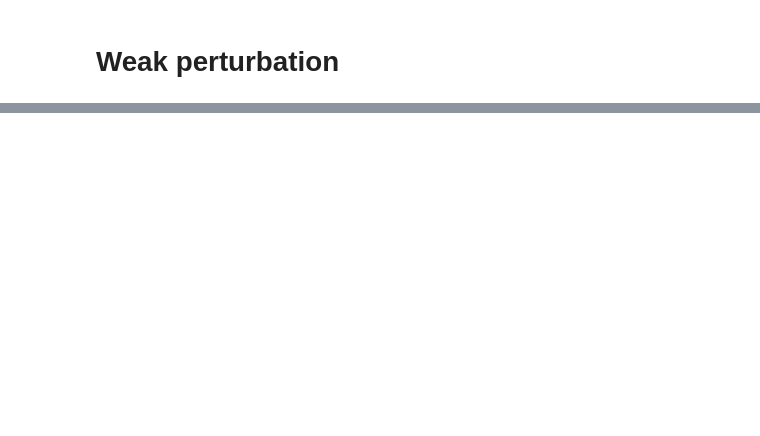
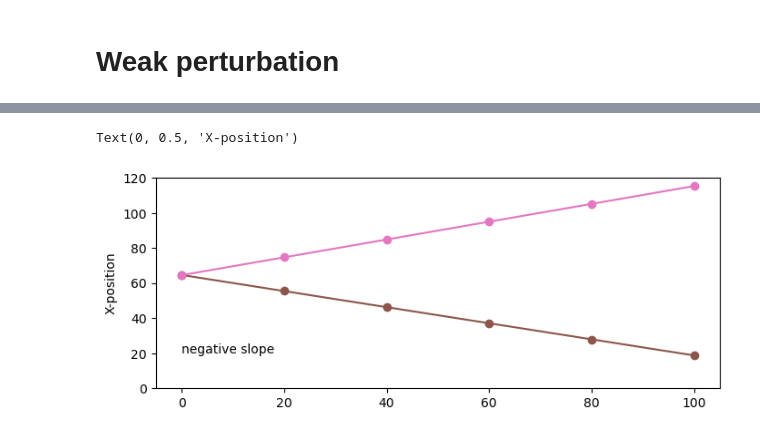
Before and after one commit to rochSmets/farTeach, a Jupyter notebook: 2026/weak/wp.ipynb, the cells around one changed output, grey strips where cells are left out. Saved outputs shown, nothing was run; the diff lists cells and outputs as text; code cells hidden in the pictures; blank space fills up the shorter version.

```diff
--- a/2026/weak/wp.ipynb
+++ b/2026/weak/wp.ipynb
@@ -137,3 +126,21 @@ p,f = ions.dist_plot(axis=("x", "Vx"),
+# %%
+fig, ax = plt.subplots(figsize=(8,3))
+
+ax.plot(times, pks_minus, marker="o", color=colors[5], ls="None")
+slope, origin = polyfit(times, pks_minus, 1)
+ax.plot(times, times*slope+origin, color=colors[5])
+
+ax.plot(times, pks_plus, marker="o", color=colors[6], ls="None")
+slope, origin = polyfit(times, pks_plus, 1)
+ax.plot(times, times*slope+origin, color=colors[6])
+
+ax.text(0, 20, 'negative slope')
+
+ax.set_ylim([0, 120])
+ax.set_ylabel('X-position')
+# %% [output]
+Text(0, 0.5, 'X-position')
+[figure, added]
 # %%
 Te = 0.05
 Ti = 0.01
```
Also changed, not shown: parts of 35 cells of this notebook.
